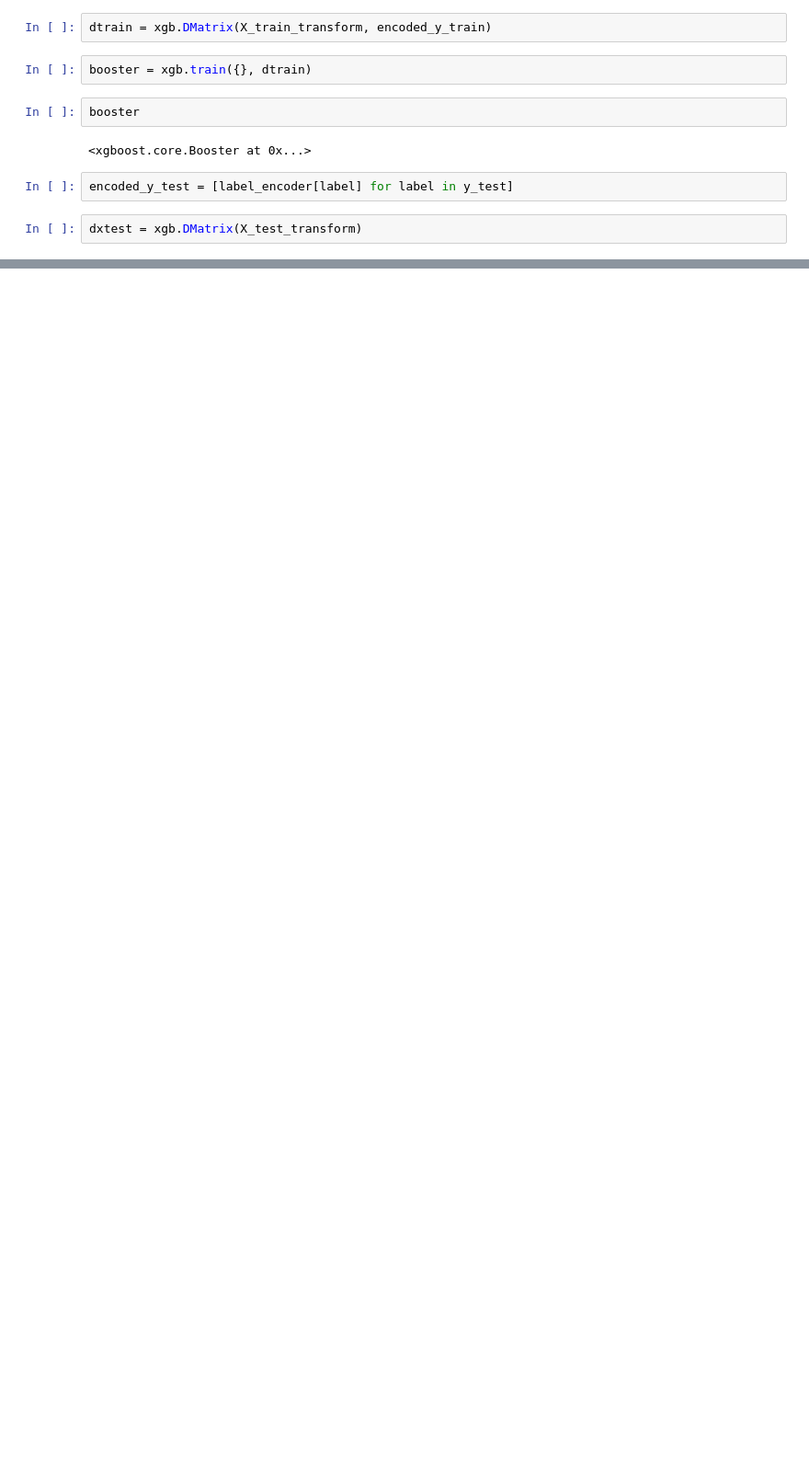
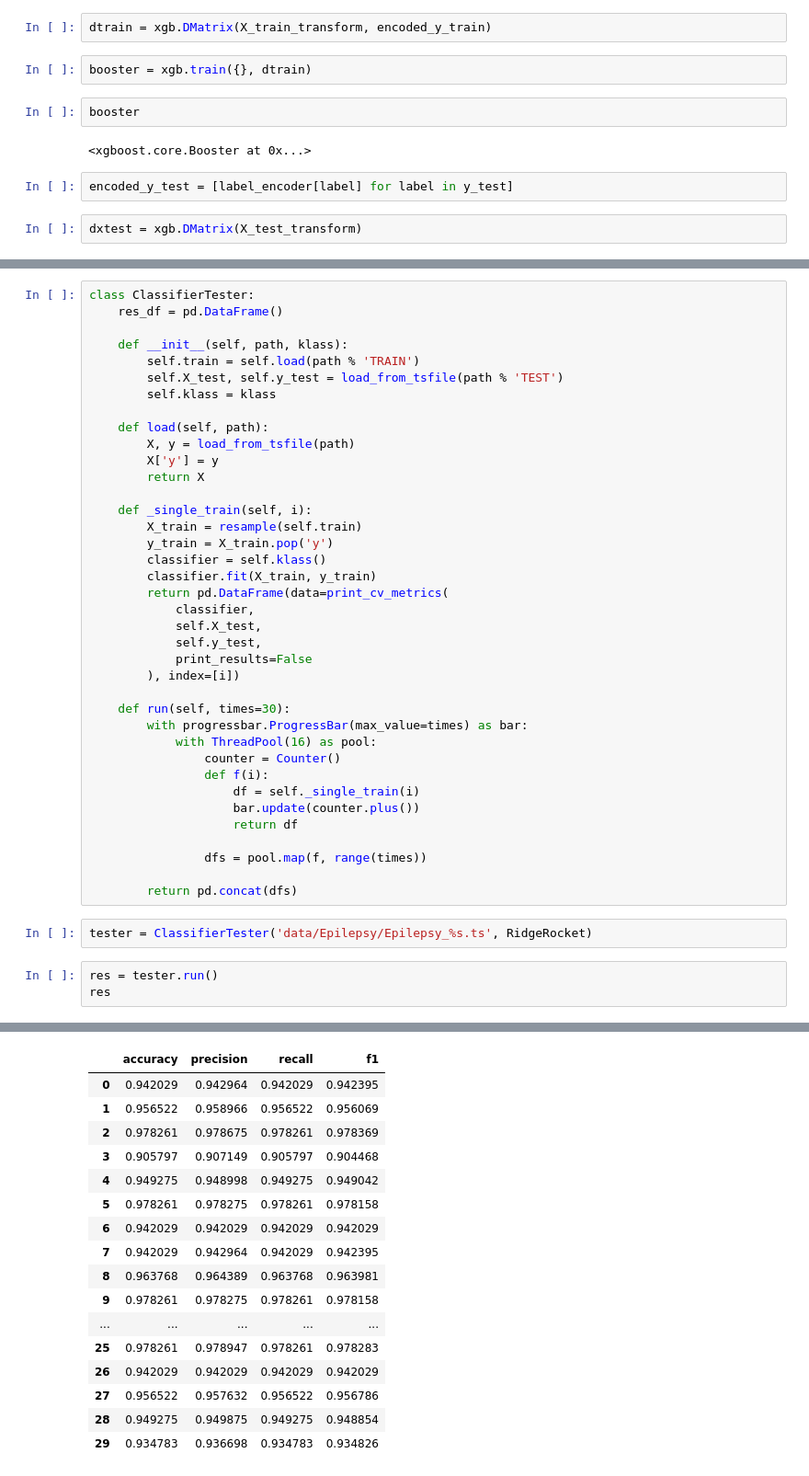
Before and after one commit to LRAbbade/mtsc, a Jupyter notebook: replicate.ipynb, the cells around one changed output, grey strips where cells are left out. Shown at 92% size. Drawn from its saved outputs; the diff is of its cells as text; blank space fills up the shorter version.

```diff
--- a/replicate.ipynb
+++ b/replicate.ipynb
@@ -180,0 +227,44 @@ res_df.sort_values('f1', ascending=False)
+# %%
+class ClassifierTester:
+    res_df = pd.DataFrame()
+
+    def __init__(self, path, klass):
+        self.train = self.load(path % 'TRAIN')
+        self.X_test, self.y_test = load_from_tsfile(path % 'TEST')
+        self.klass = klass
+
+    def load(self, path):
+        X, y = load_from_tsfile(path)
+        X['y'] = y
+        return X
+
+    def _single_train(self, i):
+        X_train = resample(self.train)
+        y_train = X_train.pop('y')
+        classifier = self.klass()
+        classifier.fit(X_train, y_train)
+        return pd.DataFrame(data=print_cv_metrics(
+            classifier,
+            self.X_test,
+            self.y_test,
+            print_results=False
+        ), index=[i])
+
+    def run(self, times=30):
+        with progressbar.ProgressBar(max_value=times) as bar:
+            with ThreadPool(16) as pool:
+                counter = Counter()
+                def f(i):
+                    df = self._single_train(i)
+                    bar.update(counter.plus())
+                    return df
+
+                dfs = pool.map(f, range(times))
+
+        return pd.concat(dfs)
+# %%
+tester = ClassifierTester('data/Epilepsy/Epilepsy_%s.ts', RidgeRocket)
+# %%
+res = tester.run()
+res
+# %% [output]
@@ -180,0 +272,17 @@ res_df.sort_values('f1', ascending=False)
+|  | accuracy | precision | recall | f1 |
+| 0 | 0.942029 | 0.942964 | 0.942029 | 0.942395 |
+| 1 | 0.956522 | 0.958966 | 0.956522 | 0.956069 |
+| 2 | 0.978261 | 0.978675 | 0.978261 | 0.978369 |
+| 3 | 0.905797 | 0.907149 | 0.905797 | 0.904468 |
+| 4 | 0.949275 | 0.948998 | 0.949275 | 0.949042 |
+| 5 | 0.978261 | 0.978275 | 0.978261 | 0.978158 |
+| 6 | 0.942029 | 0.942029 | 0.942029 | 0.942029 |
+| 7 | 0.942029 | 0.942964 | 0.942029 | 0.942395 |
+| 8 | 0.963768 | 0.964389 | 0.963768 | 0.963981 |
+| 9 | 0.978261 | 0.978275 | 0.978261 | 0.978158 |
+| ... | ... | ... | ... | ... |
+| 25 | 0.978261 | 0.978947 | 0.978261 | 0.978283 |
+| 26 | 0.942029 | 0.942029 | 0.942029 | 0.942029 |
+| 27 | 0.956522 | 0.957632 | 0.956522 | 0.956786 |
+| 28 | 0.949275 | 0.949875 | 0.949275 | 0.948854 |
+| 29 | 0.934783 | 0.936698 | 0.934783 | 0.934826 |
```
Also changed, not shown: parts of 16 cells of this notebook.
